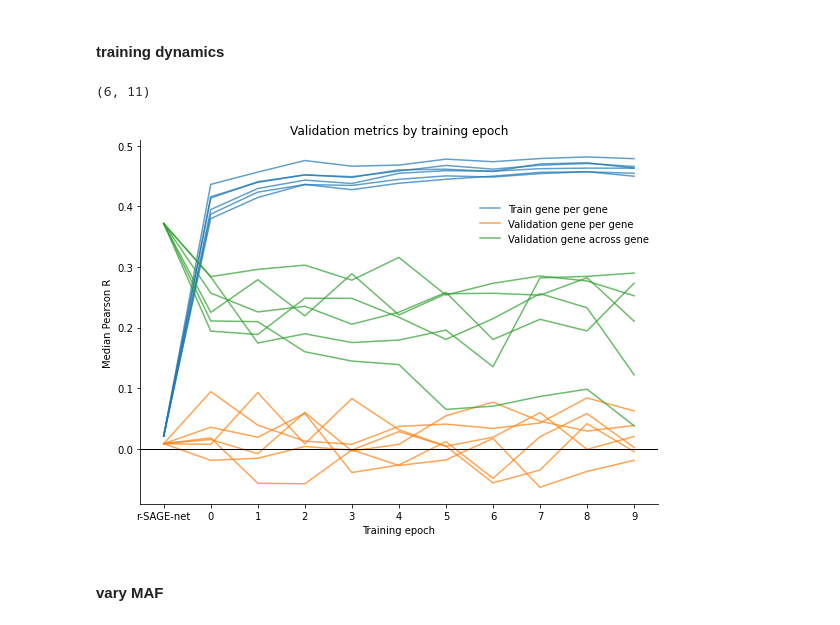
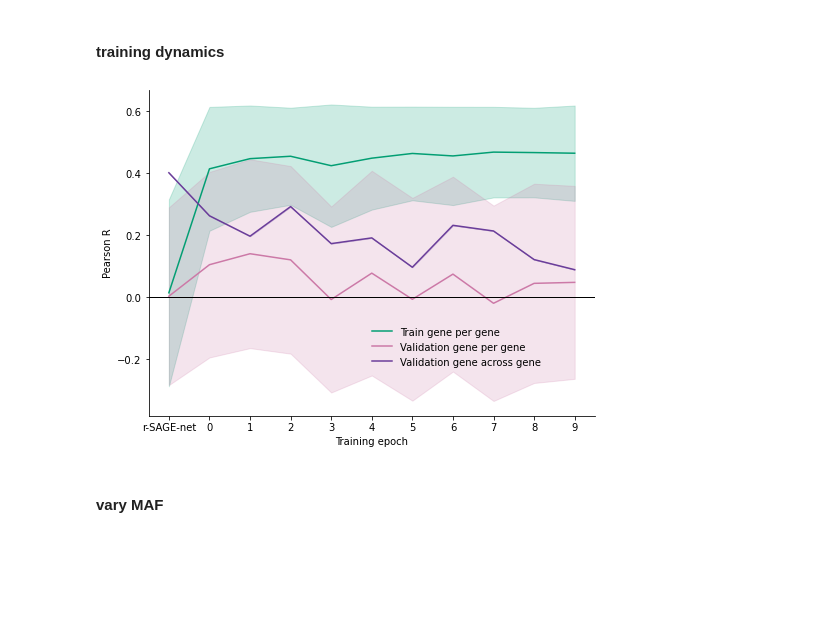
Before and after one commit to mostafavilabuw/SAGEnet, a Jupyter notebook: plot_figs/plot_performance_figs.ipynb, the cells around one changed output. Cells and saved outputs as stored; diff of their text form; code cells hidden in the pictures; blank space fills up the shorter version.

Commit message:
update train across epochs fig

```diff
--- a/plot_figs/plot_performance_figs.ipynb
+++ b/plot_figs/plot_performance_figs.ipynb
@@ -19,8 +19,10 @@ rosmap_expr_data_path='/data/mostafavilab/personal_genome_expr/data/rosmap/expre
 rosmap_expr_data = pd.read_csv(rosmap_expr_data_path, index_col=0)
 
 predixcan_res_path='/homes/gws/aspiro17/seqtoexp/PersonalGenomeExpression-dev/results_data/predixcan/rosmap_pearson_corr.csv'
-top_1000_gene_set = SAGEnet.tools.select_gene_set(predixcan_res_path, rand_genes=0,num_genes=1000,gene_idx_start=0)
-top_1000_gene_set=np.array([gene for gene in top_1000_gene_set if gene in gtex_expr_data.index])
+all_top_1000_gene_set = SAGEnet.tools.select_gene_set(predixcan_res_path, rand_genes=0,num_genes=1000,gene_idx_start=0)
+all_top_1000_train, all_top_1000_val , all_top_1000_test = SAGEnet.tools.get_train_val_test_genes(all_top_1000_gene_set)
+
+top_1000_gene_set=np.array([gene for gene in all_top_1000_gene_set if gene in gtex_expr_data.index])
 top_1000_train, top_1000_val , top_1000_test = SAGEnet.tools.get_train_val_test_genes(top_1000_gene_set)
 
 sub_data_dir='/homes/gws/aspiro17/seqtoexp/PersonalGenomeExpression-dev/input_data/individual_sets/'
@@ -109,11 +112,11 @@ SAGEnet.plot.sb_boxplot(comb_res,title=f'Validation gene (n={len(gene_set)}) acr
 # %% [markdown]
 #### training dynamics
 # %%
-refcnn_pred_dir = '/data/mostafavilab/personal_genome_expr/ref_cnn_models/batch_norm/21890795/eval_on_ref_seq/'
+refcnn_pred_dir = '/data/mostafavilab/personal_genome_expr/ref_cnn_models/rc_neg_strand/job0/metric_train_gene_gene/eval_on_ref_seq/epoch=12-step=32045.ckpt/'
 refcnn_pred_gene_list = np.load(f'{refcnn_pred_dir}gene_list.npy')
-refcnn_pred = np.load(f'{refcnn_pred_dir}epoch=16-step=15000.ckpt_preds.npy')
+refcnn_pred = np.load(f'{refcnn_pred_dir}preds.npy')
 refcnn_pred_res= pd.DataFrame(index=refcnn_pred_gene_list)
 refcnn_pred_res['pred'] = refcnn_pred
-refcnn_corr, p = scipy.stats.pearsonr(refcnn_pred_res.loc[top_1000_val]['pred'],rosmap_expr_data.loc[top_1000_val][rosmap_train_subs].mean(axis=1).values)
-refcnn_per_gene_pearson = pd.read_csv('/data/mostafavilab/personal_genome_expr/ref_cnn_models/batch_norm/21890795/metric_train_gene_gene/eval_on_individual/snps_and_indels/no_maf_filter/rosmap/val_subs/epoch=16-step=15000.ckpt/per_gene_pearson_corr.csv',index_col=0)
+refcnn_corr, p = scipy.stats.pearsonr(refcnn_pred_res.loc[all_top_1000_val]['pred'],rosmap_expr_data.loc[all_top_1000_val][rosmap_train_subs].mean(axis=1).values)
+refcnn_per_gene_pearson = pd.read_csv('/data/mostafavilab/personal_genome_expr/ref_cnn_models/rc_neg_strand/job0/metric_train_gene_gene/eval_on_individual/snps_and_indels/no_maf_filter/rosmap/test_subs/epoch=12-step=32045.ckpt/per_gene_pearson_corr.csv',index_col=0)
 # %%
@@ -142,31 +139,32 @@ val_gene_across_gene_corrs = np.delete(val_gene_across_gene_corrs, 4, axis=0)
-# %%
-val_gene_across_gene_corrs.shape
-# %% [output]
-(6, 11)
 # %%
-x = range(0, train_gene_per_gene_corrs.shape[1])
 plt.figure(figsize=(8, 6))
-for i in range(train_gene_per_gene_corrs.shape[0]):
-    plt.plot(x, train_gene_per_gene_corrs[i], color='#1f77b4', alpha=0.7, label='Train gene per gene' if i == 0 else "")
-for i in range(val_gene_per_gene_corrs.shape[0]):
-    plt.plot(x, val_gene_per_gene_corrs[i], color='#ff7f0e', alpha=0.7, label='Validation gene per gene' if i == 0 else "")
-for i in range(val_gene_across_gene_corrs.shape[0]):
-    plt.plot(x, val_gene_across_gene_corrs[i], color='#2ca02c', alpha=0.7, label='Validation gene across gene' if i == 0 else "")
-plt.xlabel('Training epoch')
-plt.ylabel('Median Pearson R')
-plt.title('Validation metrics by training epoch')
-plt.legend(fontsize=10, bbox_to_anchor=(1, 0.85),frameon=False)
+x = range(0, top_train_gene_gene_corrs.shape[0])
+top_train_gene_gene_corrs_median = np.nanmedian(top_train_gene_gene_corrs, axis=1)
+top_val_gene_gene_corrs_median = np.nanmedian(top_val_gene_gene_corrs, axis=1)
+top_val_gene_sample_corrs_median = np.nanmedian(top_val_gene_sample_corrs, axis=1)
+top_train_gene_gene_corrs_std = np.nanstd(top_train_gene_gene_corrs, axis=1)
+top_val_gene_gene_corrs_std = np.nanstd(top_val_gene_gene_corrs, axis=1)
+top_val_gene_sample_corrs_std = np.nanstd(top_val_gene_sample_corrs, axis=1)
+plt.fill_between(x, top_train_gene_gene_corrs_median - top_train_gene_gene_corrs_std, top_train_gene_gene_corrs_median + top_train_gene_gene_corrs_std, color="#029E73", alpha=0.2)
+plt.fill_between(x, top_val_gene_gene_corrs_median - top_val_gene_gene_corrs_std, top_val_gene_gene_corrs_median + top_val_gene_gene_corrs_std, color="#CC79A7", alpha=0.2)
+plt.fill_between(x, top_val_gene_sample_corrs_median - top_val_gene_sample_corrs_std, top_val_gene_sample_corrs_median + top_val_gene_sample_corrs_std, color="#6A3D9A", alpha=0.2)
+plt.plot(x, top_train_gene_gene_corrs_median, label='Train gene per gene', color="#029E73")
+plt.plot(x, top_val_gene_gene_corrs_median, label='Validation gene per gene', color="#CC79A7")
+plt.plot(x, top_val_gene_sample_corrs_median, label='Validation gene across gene', color="#6A3D9A")
+
 plt.axhline(y=0, color='black', linewidth=1)
-plt.gca().spines['top'].set_visible(False)
-plt.gca().spines['right'].set_visible(False)
+plt.legend(fontsize=10,bbox_to_anchor=(.9, .3),frameon=False)
 xlablels = ['r-SAGE-net']
 for i in range(10):
     xlablels.append(i)
 plt.xticks(ticks=x, labels=xlablels)
-plt.tight_layout()
-plt.show()
+plt.xlabel('Training epoch')
+plt.ylabel('Pearson R')
+plt.axhline(y=0, color='black', linewidth=1)
+plt.gca().spines['top'].set_visible(False)
+plt.gca().spines['right'].set_visible(False)
 # %% [output]
-[figure, old version]
+[figure, new version]
 # %% [markdown]
 #### vary MAF
 # %%
```
Also changed, not shown: parts of 2 cells of this notebook.
